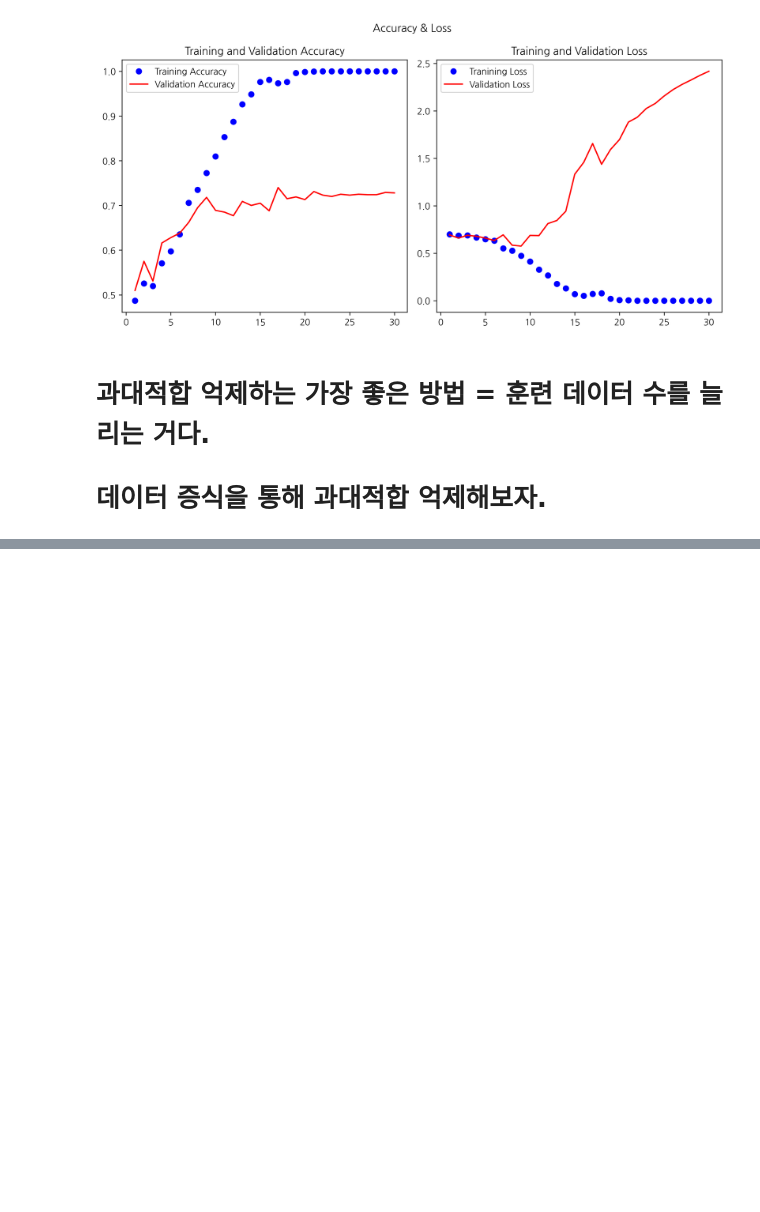
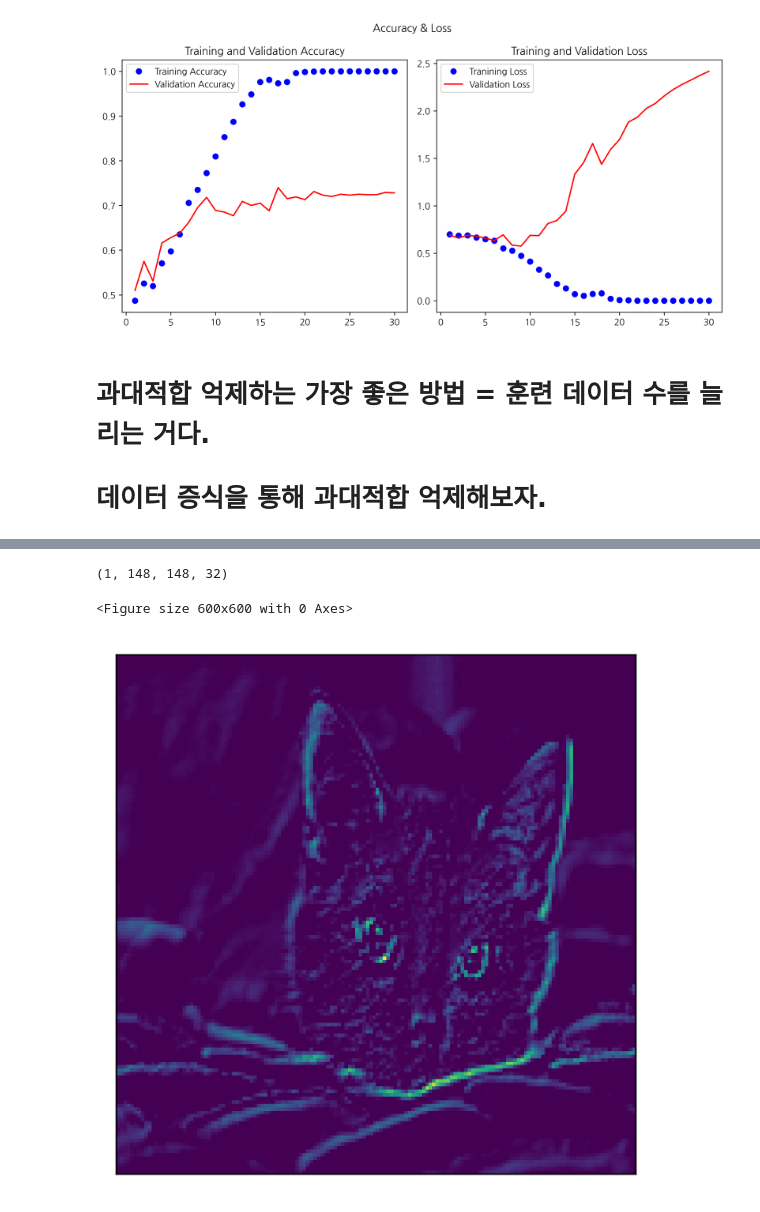
Before and after one commit to tigerkey10/tigerkey10.github.io, a Jupyter notebook: [2022년 2월 26일] 컨브넷 밑바닥 부터 훈련시키기, 컨브넷 이론적 배경 학습.ipynb, the cells around one changed output, grey strips where cells are left out. Cells and saved outputs as stored; diff of their text form; code cells hidden in the pictures; blank space fills up the shorter version.

```diff
--- a/[2022년 2월 26일] 컨브넷 밑바닥 부터 훈련시키기, 컨브넷 이론적 배경 학습.ipynb
+++ b/[2022년 2월 26일] 컨브넷 밑바닥 부터 훈련시키기, 컨브넷 이론적 배경 학습.ipynb
@@ -165,0 +290,6 @@ plt.show()
+# %%
+from keras.models import load_model
+
+# 저장한 작은 컨브넷 로드
+model2 = load_model('/Users/kibeomkim/Desktop/models_saved/dog_and_cant.h5')
+model2.summary()
@@ -165,0 +339,12 @@ plt.show()
+# %%
+# 상위 8개 레이어 출력만 추출
+from keras import models
+
+layer_outputs = [layer.output for layer in model2.layers[:8]] # 상위 8개 레이어 출력 추출
+
+# 특정 입력에 대한 출력 매핑하는 모형
+activation_model = models.Model(inputs=model2.input, outputs=layer_outputs)
+# 하나 입력에 대해: 8개 출력 대응된다 (층 8개 출력 결과)
+
+# 예측모드로 모델 실행하기
+activations = activation_model.predict(img_tensor) # img_tensor 1개 입력에 대해: 8개 층 각각에 통과시켜서 그 출력 반환
@@ -165,0 +353,15 @@ plt.show()
+# %%
+# 첫번째 합성곱 층 활성화 맵 시각화
+first_layer_activation_result = activations[0]
+print(first_layer_activation_result.shape) # 합성곱 결과: 높이 148, 너비 148, 배치 1, 필터 적용한 응답 맵 32개
+
+# 응답 맵 32개 중 12번째 응답 맵 시각화
+plt.figure(figsize=(2,2))
+plt.matshow(first_layer_activation_result[0, :,:,21], cmap='viridis')
+plt.xticks([])
+plt.yticks([])
+plt.show()
+# %% [output]
+(1, 148, 148, 32)
+<Figure size 600x600 with 0 Axes>
+[figure, added]
```
Also changed, not shown: parts of 14 cells of this notebook.
